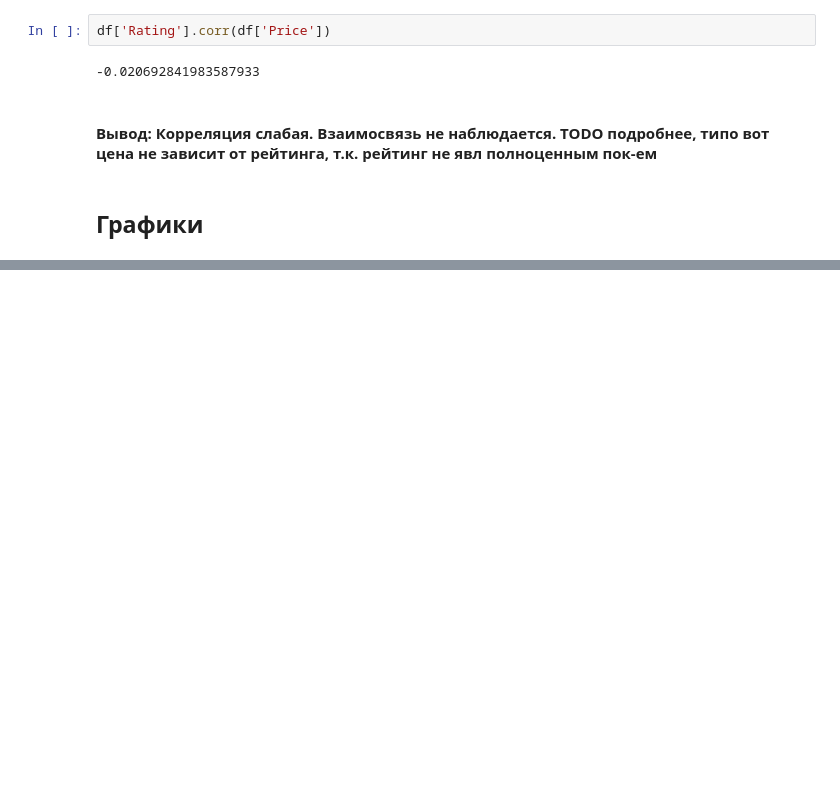
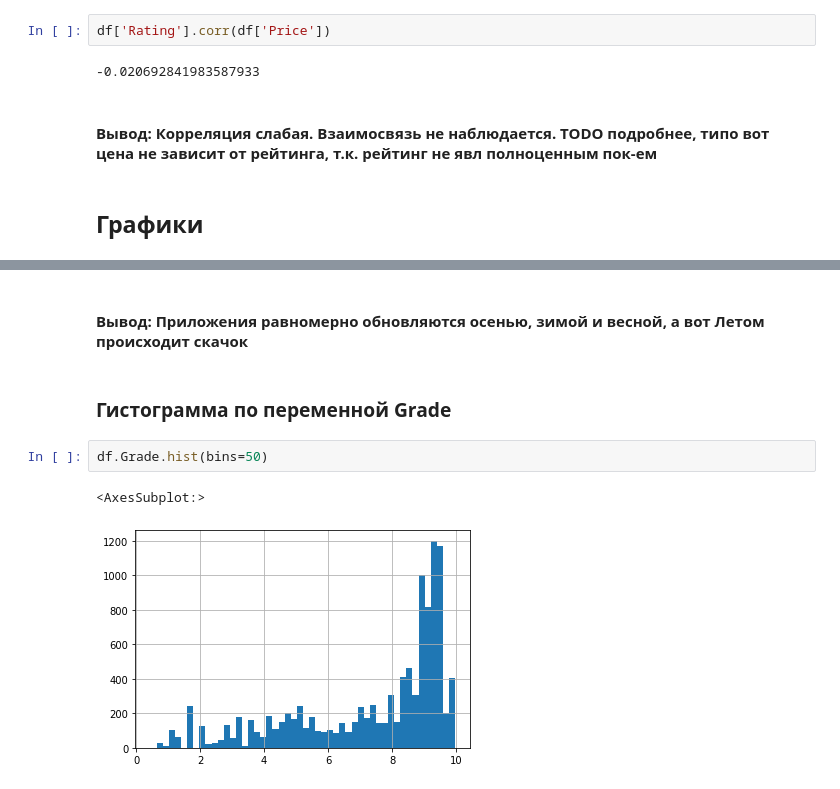
Before and after one commit to AlexeyShalaev/GooglePlayDataset, a Jupyter notebook: data_research.ipynb, the cells around one changed output, grey strips where cells are left out. Cells and saved outputs as stored; diff of their text form; blank space fills up the shorter version.

```diff
--- a/data_research.ipynb
+++ b/data_research.ipynb
@@ -421,0 +445,9 @@ df['Rating'].corr(df['Price'])
+# %% [markdown]
+#### Вывод: Приложения равномерно обновляются осенью, зимой и весной, а вот Летом происходит скачок
+# %% [markdown]
+### Гистограмма по переменной Grade
+# %%
+df.Grade.hist(bins=50)
+# %% [output]
+<AxesSubplot:>
+[figure, added]
```
Also changed, not shown: parts of 24 cells of this notebook.
